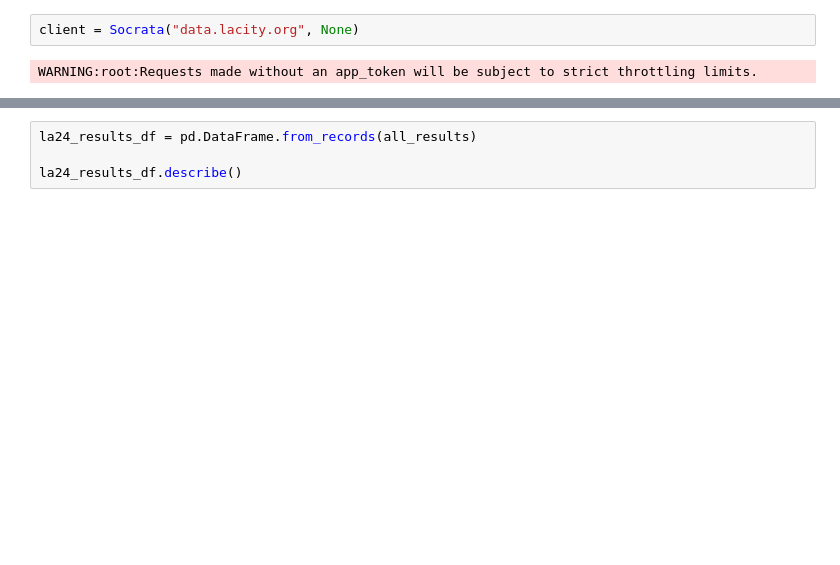
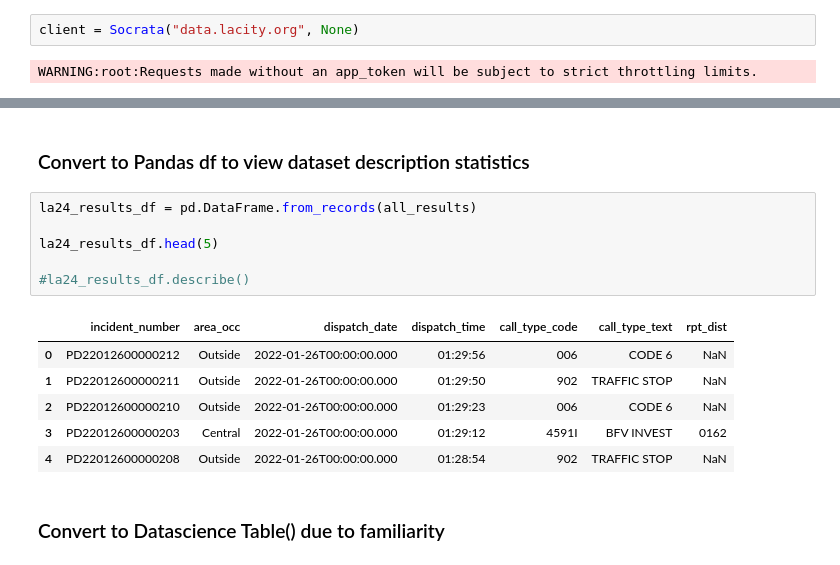
Before and after one commit to toritotony/ASAdatachallenge24, a Jupyter notebook: LAPD_20-24.ipynb, the cells around one changed output, grey strips where cells are left out. Cells and saved outputs as stored; diff of their text form; blank space fills up the shorter version.

```diff
--- a/LAPD_20-24.ipynb
+++ b/LAPD_20-24.ipynb
@@ -25,6 +37,19 @@ while True:
+# %% [markdown]
+### Convert to Pandas df to view dataset description statistics
 # %%
 la24_results_df = pd.DataFrame.from_records(all_results)
 
-la24_results_df.describe()
+la24_results_df.head(5)
+
+#la24_results_df.describe()
+# %% [output]
+|  | incident_number | area_occ | dispatch_date | dispatch_time | call_type_code | call_type_text | rpt_dist |
+| 0 | PD22012600000212 | Outside | 2022-01-26T00:00:00.000 | 01:29:56 | 006 | CODE 6 | NaN |
+| 1 | PD22012600000211 | Outside | 2022-01-26T00:00:00.000 | 01:29:50 | 902 | TRAFFIC STOP | NaN |
+| 2 | PD22012600000210 | Outside | 2022-01-26T00:00:00.000 | 01:29:23 | 006 | CODE 6 | NaN |
+| 3 | PD22012600000203 | Central | 2022-01-26T00:00:00.000 | 01:29:12 | 4591I | BFV INVEST | 0162 |
+| 4 | PD22012600000208 | Outside | 2022-01-26T00:00:00.000 | 01:28:54 | 902 | TRAFFIC STOP | NaN |
+# %% [markdown]
+### Convert to Datascience Table() due to familiarity
 # %%
 la24_results_table = Table().from_df(la24_results_df)
```
Also changed, not shown: parts of 43 cells of this notebook, 43 other files.
